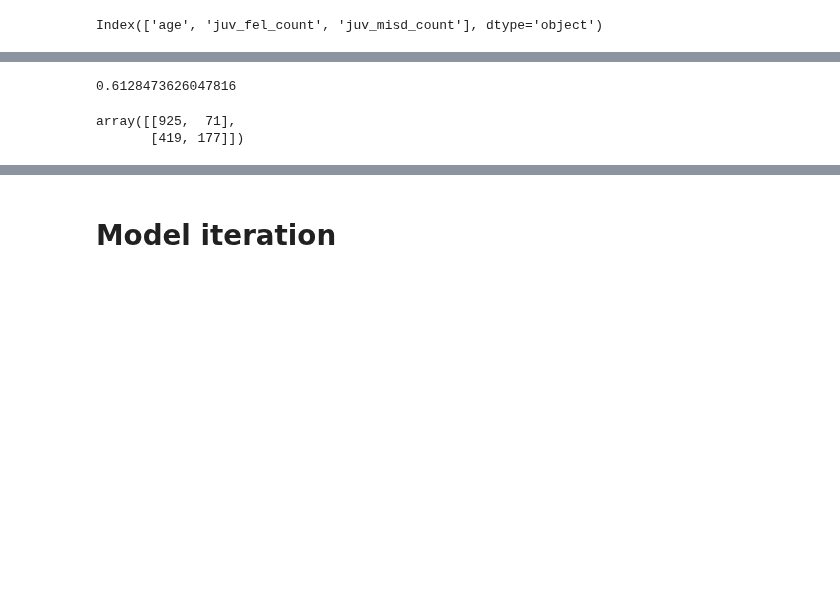
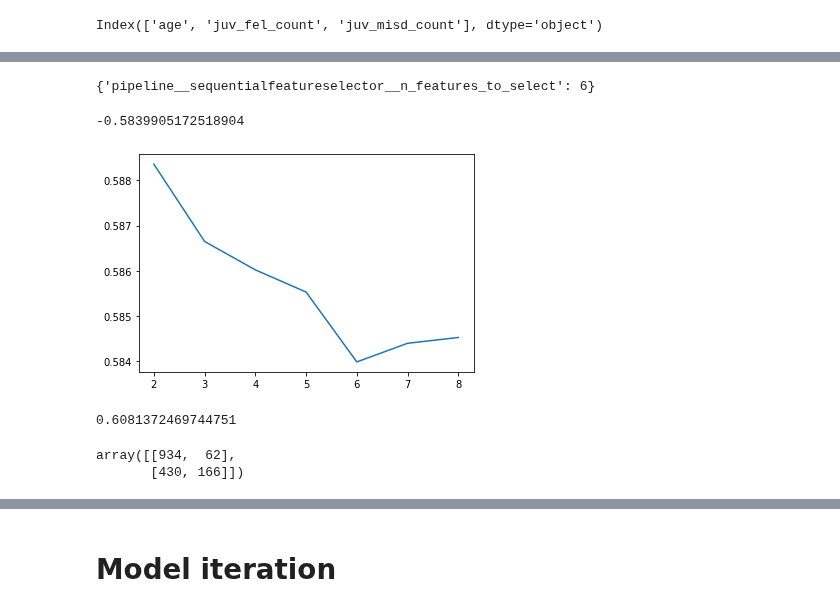
Before and after one commit to Heity94/Compas-recidivism-analysis, a Jupyter notebook: notebooks/Philipp/Data_preprocessing_Philipp.ipynb, the cells around one changed output, grey strips where cells are left out. Drawn from its saved outputs; the diff is of its cells as text; code cells hidden in the pictures; blank space fills up the shorter version.

```diff
--- a/notebooks/Philipp/Data_preprocessing_Philipp.ipynb
+++ b/notebooks/Philipp/Data_preprocessing_Philipp.ipynb
@@ -591,11 +621,0 @@ sns.lineplot(x=[3, 4, 5, 6], y=-grid_sfs_log_b.cv_results_["mean_test_score"]);
-# %%
-y_pred = grid_sfs_log_b.predict(X_test)
-
-roc_auc_score(y_test, y_pred)
-# %% [output]
-0.6128473626047816
-# %%
-confusion_matrix(y_test, y_pred)
-# %% [output]
-array([[925,  71],
-       [419, 177]])
@@ -602,3 +626,32 @@ array([[925,  71],
+# %%
+#Grid Search
+param_grid =  {'pipeline__sequentialfeatureselector__n_features_to_select': np.arange(2,9)}
+
+grid_sfs_log_b = GridSearchCV(pipe_sfs_log_b, param_grid,
+                          cv=10, n_jobs=-1, scoring="neg_log_loss")
+
+grid_sfs_log_b.fit(X_train, y_train);
+print(grid_sfs_log_b.best_params_)
+grid_sfs_log_b.best_score_
+# %% [output]
+{'pipeline__sequentialfeatureselector__n_features_to_select': 6}
+-0.5839905172518904
+# %%
+# Check results of gridSearch
+sns.lineplot(x=np.arange(2,9), y=-grid_sfs_log_b.cv_results_["mean_test_score"]);
+# %% [output]
+[figure, added]
+# %%
+y_pred = grid_sfs_log_b.predict(X_test)
+
+roc_auc_score(y_test, y_pred)
+# %% [output]
+0.6081372469744751
+# %%
+confusion_matrix(y_test, y_pred)
+# %% [output]
+array([[934,  62],
+       [430, 166]])
 # %%
 print(classification_report(y_test, y_pred, target_names=["no_recid", "is_recid"]))
 # %% [output]
```
Also changed, not shown: parts of 160 cells of this notebook.
